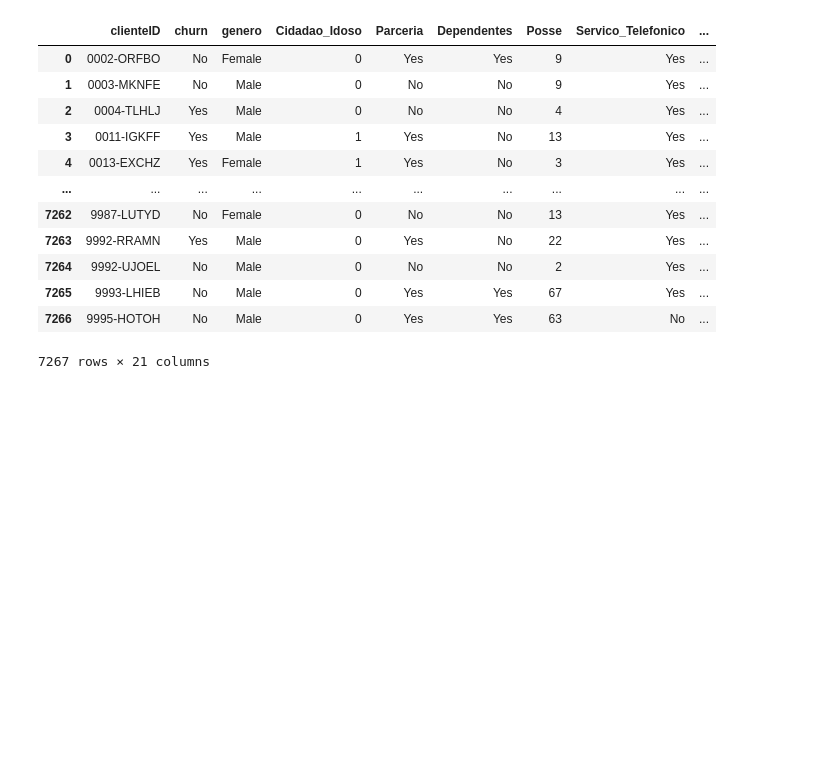
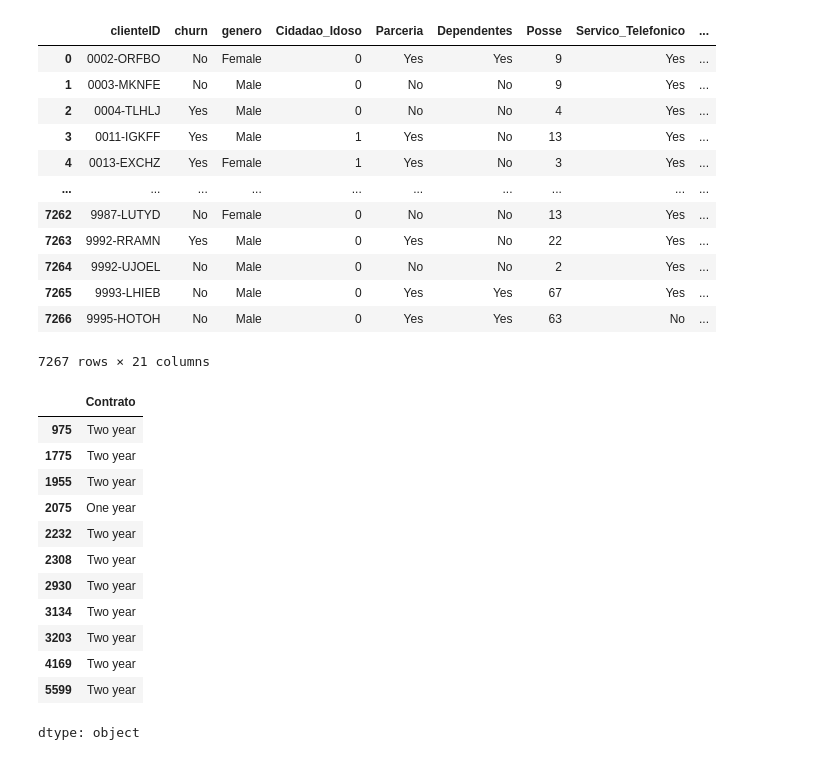
Before and after one commit to JvNeo/Estudo_Pandas, a Jupyter notebook: Alura_Challenge_Data_Science.ipynb, the cells around one changed output. Cells and saved outputs as stored; diff of their text form; code cells hidden in the pictures; blank space fills up the shorter version.

```diff
--- a/Alura_Challenge_Data_Science.ipynb
+++ b/Alura_Challenge_Data_Science.ipynb
@@ -150,3 +134,19 @@ dados
 | 7265 | 9993-LHIEB | No | Male | 0 | Yes | Yes | 67 | Yes | ... |
 | 7266 | 9995-HOTOH | No | Male | 0 | Yes | Yes | 63 | No | ... |
 7267 rows × 21 columns
+# %%
+dados[dados['Encargos.Total'] == ' ']['Contrato']
+# %% [output]
+|  | Contrato |
+| 975 | Two year |
+| 1775 | Two year |
+| 1955 | Two year |
+| 2075 | One year |
+| 2232 | Two year |
+| 2308 | Two year |
+| 2930 | Two year |
+| 3134 | Two year |
+| 3203 | Two year |
+| 4169 | Two year |
+| 5599 | Two year |
+dtype: object
```
Also changed, not shown: parts of 10 cells of this notebook.
